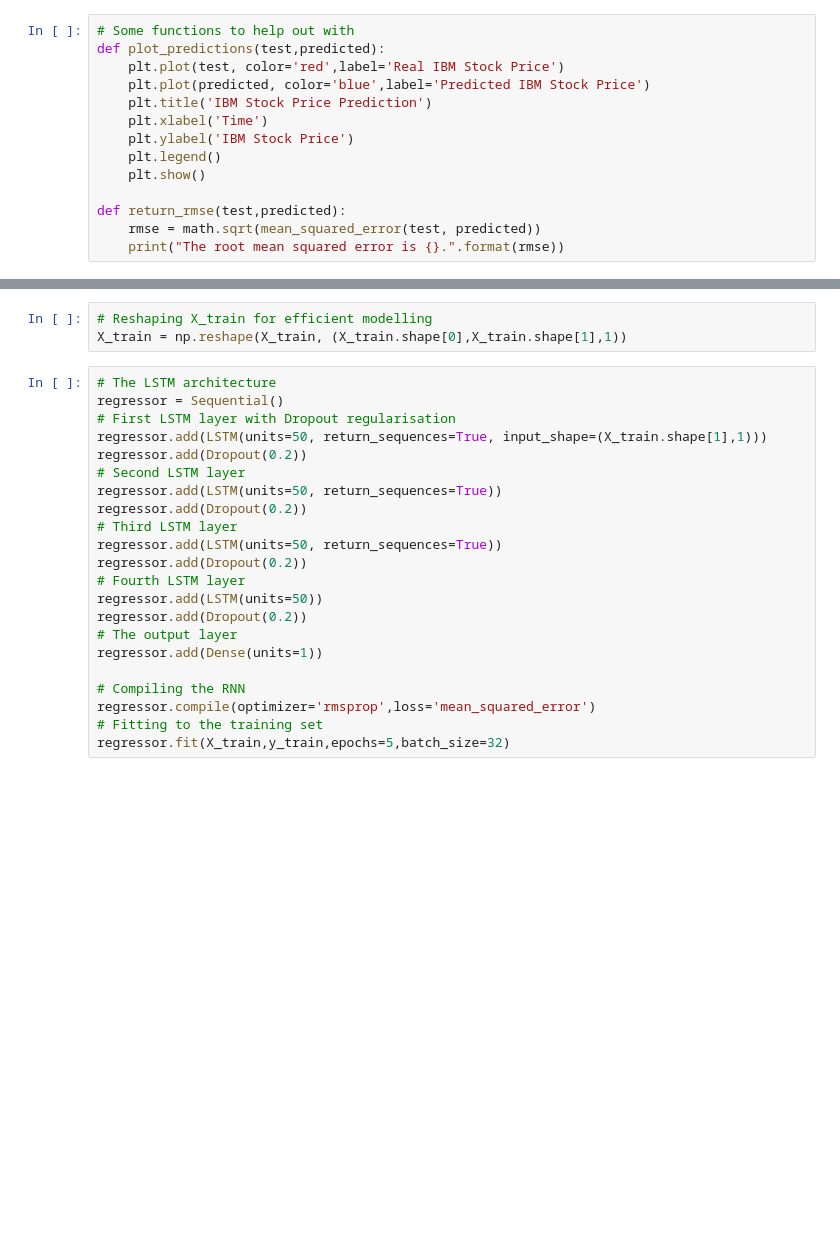
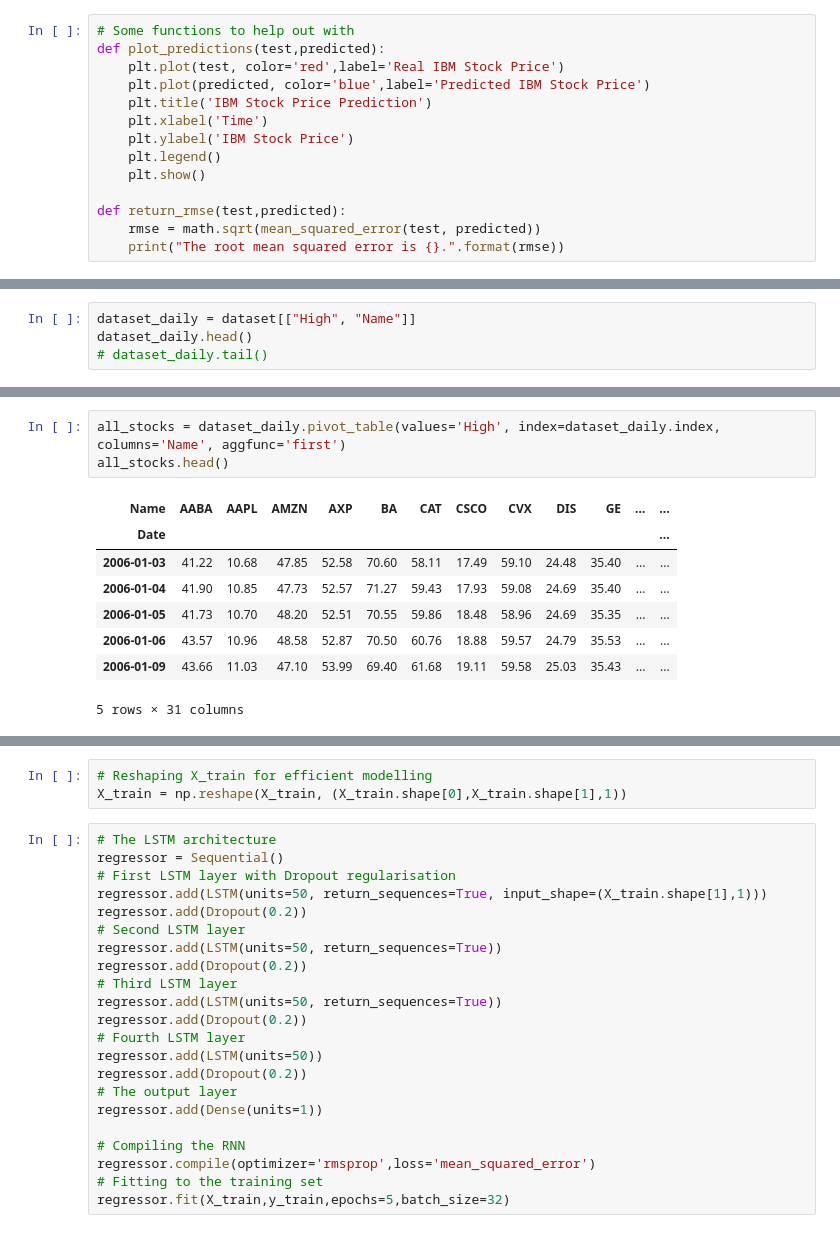
Before and after one commit to tqa236/LSTM_algo_trading, a Jupyter notebook: notebook/[Official] Long Short Term Memory.ipynb, the cells around one changed output, grey strips where cells are left out. Saved outputs shown, nothing was run; the diff lists cells and outputs as text; blank space fills up the shorter version.

```diff
--- a/notebook/[Official] Long Short Term Memory.ipynb
+++ b/notebook/[Official] Long Short Term Memory.ipynb
@@ -66,0 +83,4 @@ X_train, y_train = np.array(X_train), np.array(y_train)
+# %%
+dataset_daily = dataset[["High", "Name"]]
+dataset_daily.head()
+# dataset_daily.tail()
@@ -66,0 +95,12 @@ X_train, y_train = np.array(X_train), np.array(y_train)
+# %%
+all_stocks = dataset_daily.pivot_table(values='High', index=dataset_daily.index, columns='Name', aggfunc='first')
+all_stocks.head()
+# %% [output]
+| Name | AABA | AAPL | AMZN | AXP | BA | CAT | CSCO | CVX | DIS | GE | ... | ... |
+| Date |  |  |  |  |  |  |  |  |  |  |  | ... |
+| 2006-01-03 | 41.22 | 10.68 | 47.85 | 52.58 | 70.60 | 58.11 | 17.49 | 59.10 | 24.48 | 35.40 | ... | ... |
+| 2006-01-04 | 41.90 | 10.85 | 47.73 | 52.57 | 71.27 | 59.43 | 17.93 | 59.08 | 24.69 | 35.40 | ... | ... |
+| 2006-01-05 | 41.73 | 10.70 | 48.20 | 52.51 | 70.55 | 59.86 | 18.48 | 58.96 | 24.69 | 35.35 | ... | ... |
+| 2006-01-06 | 43.57 | 10.96 | 48.58 | 52.87 | 70.50 | 60.76 | 18.88 | 59.57 | 24.79 | 35.53 | ... | ... |
+| 2006-01-09 | 43.66 | 11.03 | 47.10 | 53.99 | 69.40 | 61.68 | 19.11 | 59.58 | 25.03 | 35.43 | ... | ... |
+5 rows × 31 columns
```
Also changed, not shown: parts of 25 cells of this notebook, 3 other files.
